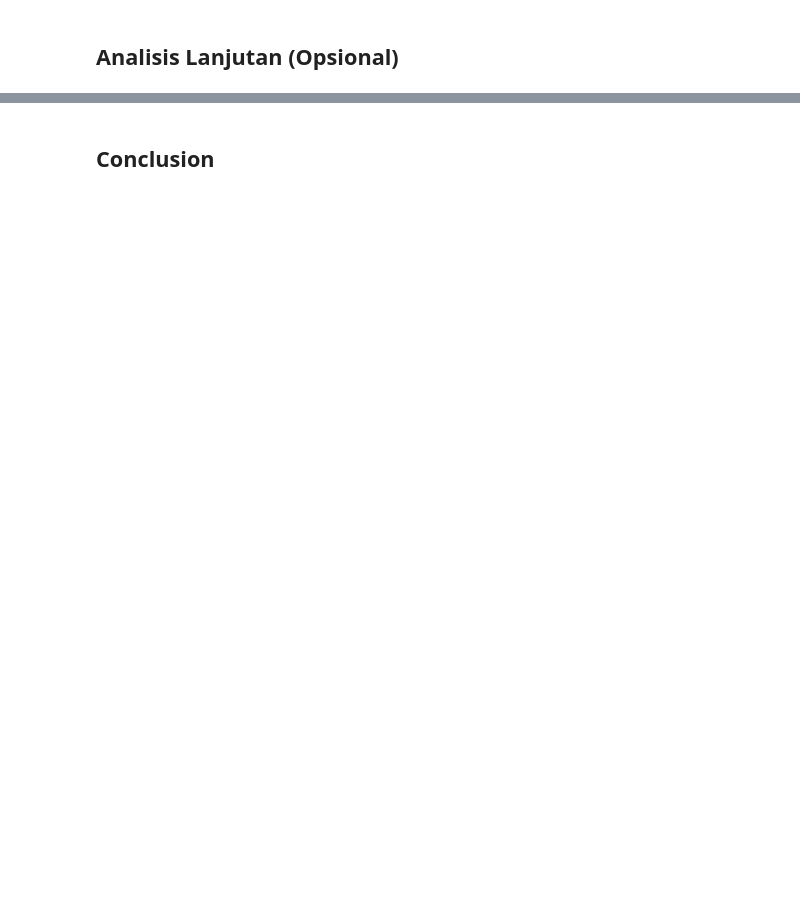
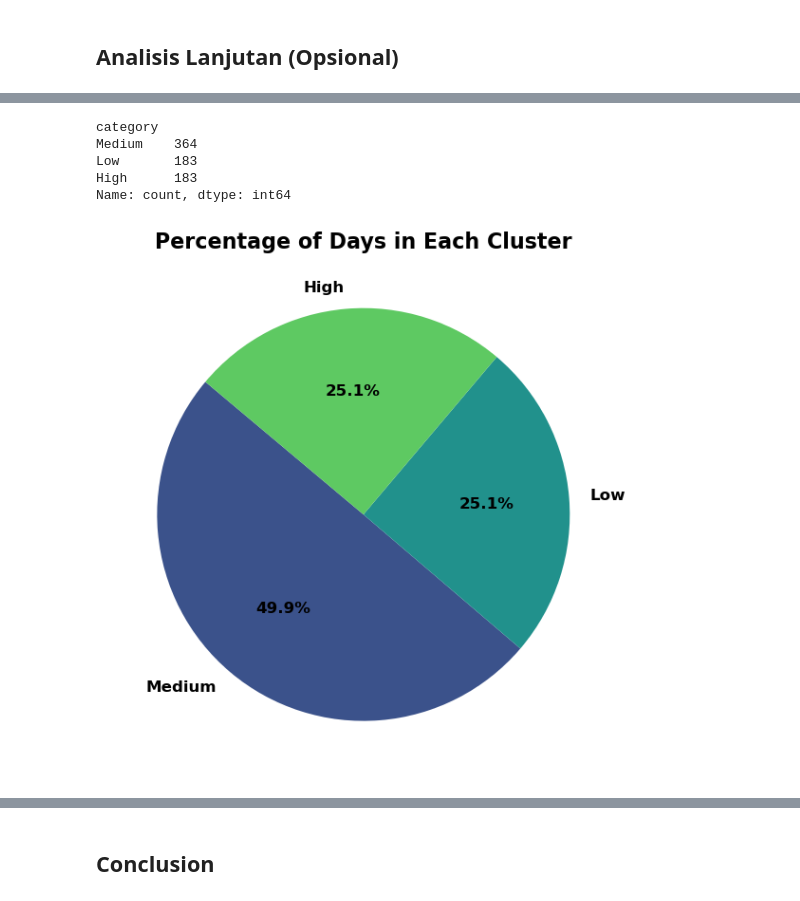
Before and after one commit to hastasuci/finalproject_DA, a Jupyter notebook: notebook.ipynb, the cells around one changed output, grey strips where cells are left out. Cells and saved outputs as stored; diff of their text form; code cells hidden in the pictures; blank space fills up the shorter version.

```diff
--- a/notebook.ipynb
+++ b/notebook.ipynb
@@ -866,2 +909,32 @@ plt.show()
 [figure]
 [figure]
+# %%
+# The number of days in each cluster
+print(daily_rentals['category'].value_counts())
+# %% [output]
+category
+Medium    364
+Low       183
+High      183
+Name: count, dtype: int64
+# %%
+# Group the data by 'date' and calculate the sum of 'count' per day
+category_counts = daily_rentals['category'].value_counts().reset_index()
+category_counts.columns = ['category', 'count']
+
+# Set the figure size
+plt.figure(figsize=(10, 6))
+
+# Assign colors for each category
+colors = sns.color_palette('viridis', len(category_counts))
+
+# Plot a pie chart
+plt.pie(category_counts['count'], labels=category_counts['category'], autopct='%1.1f%%', startangle=140, colors=colors, textprops={'fontsize': 12, 'weight': 'bold'})
+
+# Set the title
+plt.title('Percentage of Days in Each Cluster', fontsize=16, weight='bold')
+
+plt.tight_layout()
+plt.show()
+# %% [output]
+[figure, added]
```
Also changed, not shown: parts of 87 cells of this notebook, 2 other files.
